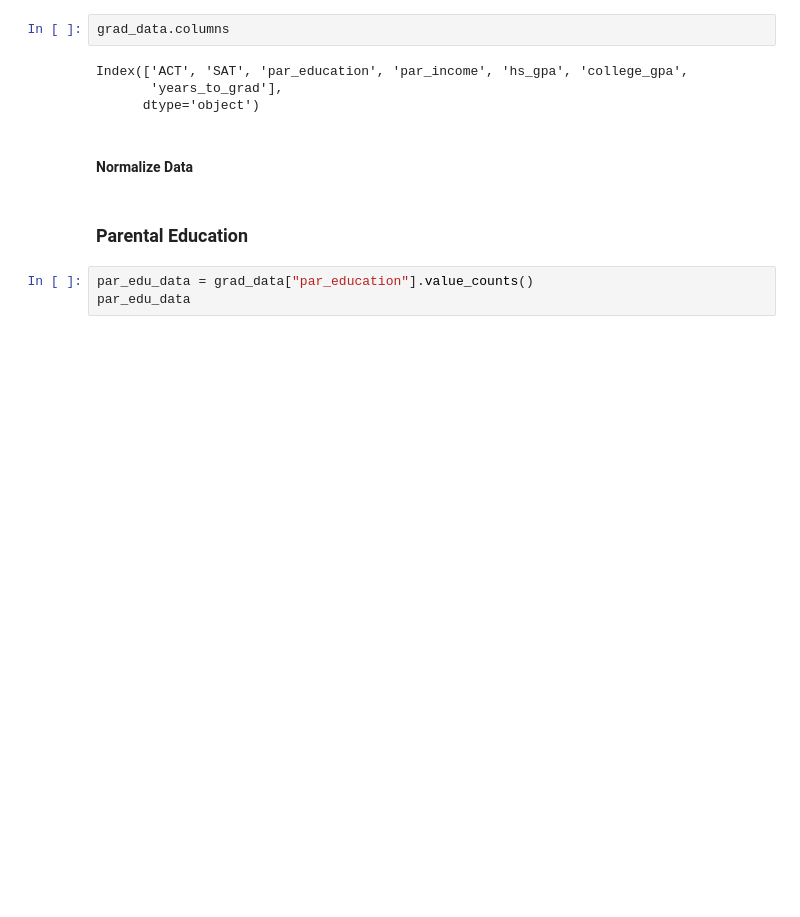
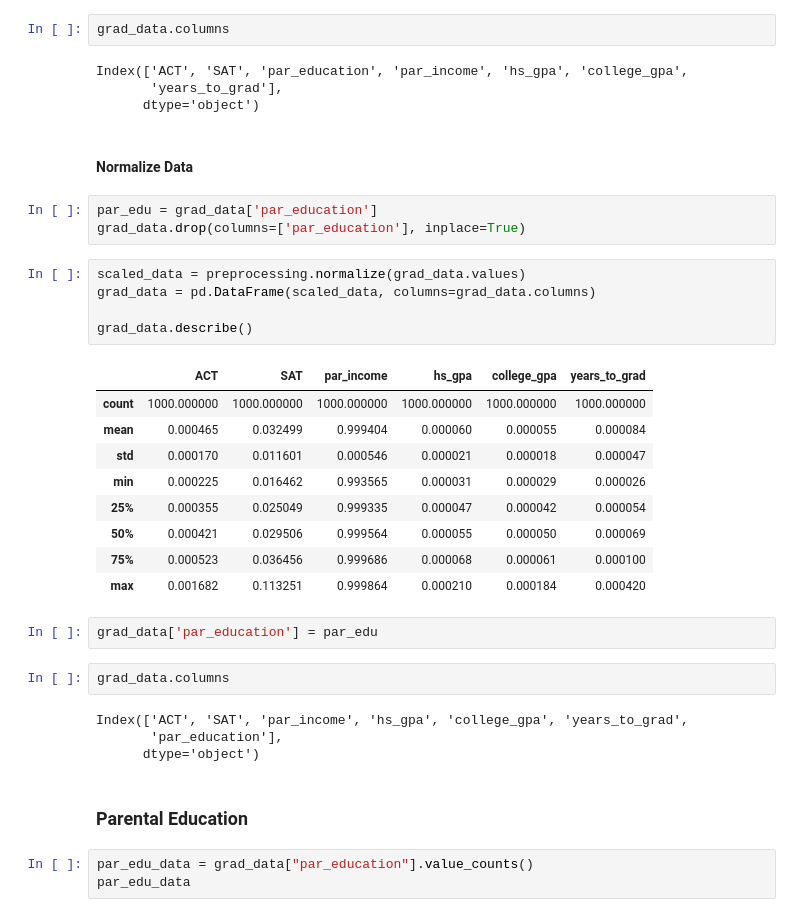
Before and after one commit to adam-peters/SummerResearch, a Jupyter notebook: graduation_rate_analysis.ipynb, the cells around one changed output. Drawn from its saved outputs; the diff is of its cells as text; blank space fills up the shorter version.

```diff
--- a/graduation_rate_analysis.ipynb
+++ b/graduation_rate_analysis.ipynb
@@ -78,6 +78,32 @@ Index(['ACT', 'SAT', 'par_education', 'par_income', 'hs_gpa', 'college_gpa',
       dtype='object')
 # %% [markdown]
 #### Normalize Data
+# %%
+par_edu = grad_data['par_education']
+grad_data.drop(columns=['par_education'], inplace=True)
+# %%
+scaled_data = preprocessing.normalize(grad_data.values)
+grad_data = pd.DataFrame(scaled_data, columns=grad_data.columns)
+
+grad_data.describe()
+# %% [output]
+|  | ACT | SAT | par_income | hs_gpa | college_gpa | years_to_grad |
+| count | 1000.000000 | 1000.000000 | 1000.000000 | 1000.000000 | 1000.000000 | 1000.000000 |
+| mean | 0.000465 | 0.032499 | 0.999404 | 0.000060 | 0.000055 | 0.000084 |
+| std | 0.000170 | 0.011601 | 0.000546 | 0.000021 | 0.000018 | 0.000047 |
+| min | 0.000225 | 0.016462 | 0.993565 | 0.000031 | 0.000029 | 0.000026 |
+| 25% | 0.000355 | 0.025049 | 0.999335 | 0.000047 | 0.000042 | 0.000054 |
+| 50% | 0.000421 | 0.029506 | 0.999564 | 0.000055 | 0.000050 | 0.000069 |
+| 75% | 0.000523 | 0.036456 | 0.999686 | 0.000068 | 0.000061 | 0.000100 |
+| max | 0.001682 | 0.113251 | 0.999864 | 0.000210 | 0.000184 | 0.000420 |
+# %%
+grad_data['par_education'] = par_edu
+# %%
+grad_data.columns
+# %% [output]
+Index(['ACT', 'SAT', 'par_income', 'hs_gpa', 'college_gpa', 'years_to_grad',
+       'par_education'],
+      dtype='object')
 # %% [markdown]
 ### Parental Education
 # %%
```
Also changed, not shown: parts of 3 cells of this notebook.
